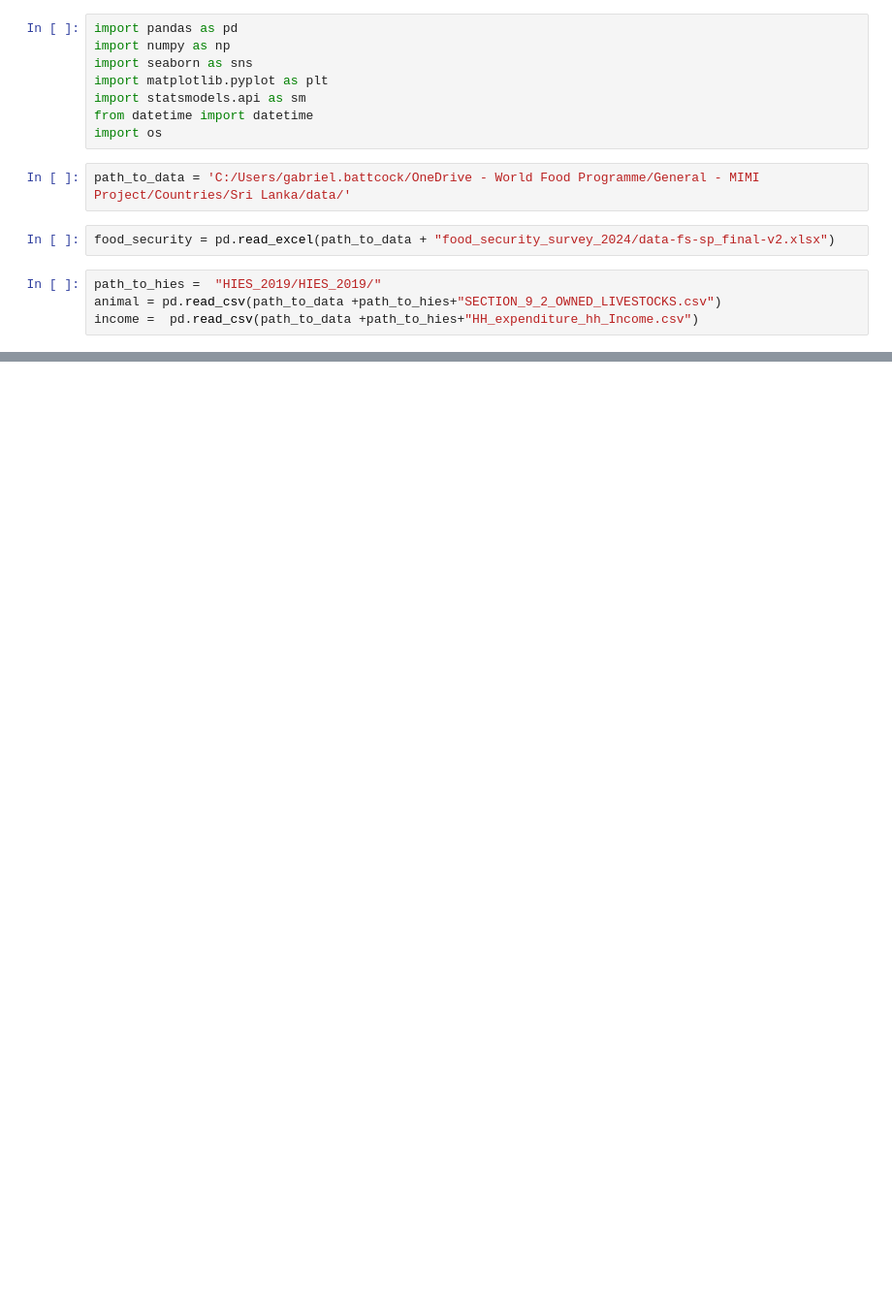
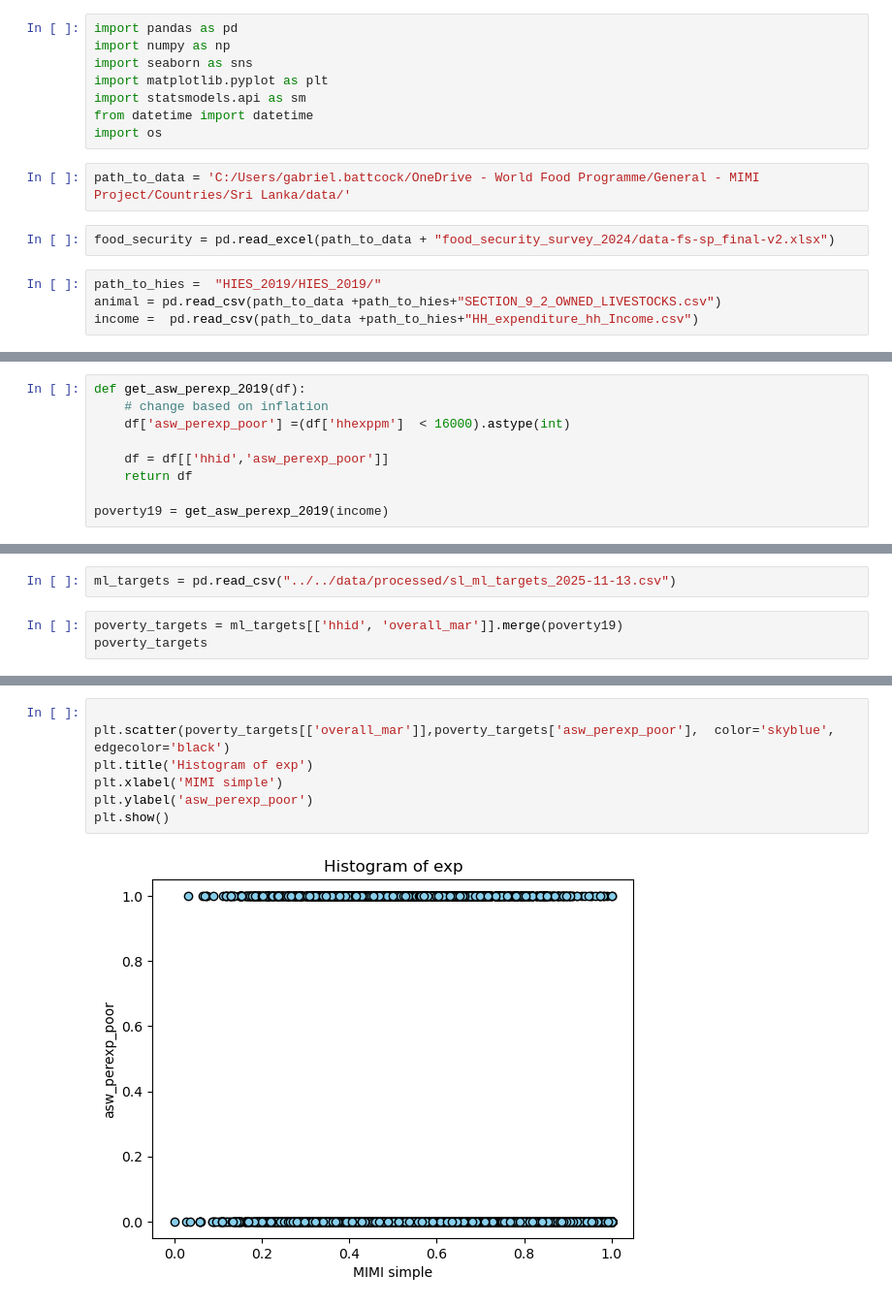
Before and after one commit to MIMI-wfp/sri_lanka, a Jupyter notebook: src/python/extra_features.ipynb, the cells around one changed output, grey strips where cells are left out. Shown at 97% size. Saved outputs shown, nothing was run; the diff lists cells and outputs as text; blank space fills up the shorter version.

Commit message:
extra features including animal and poverty indicator of expenditure. Inclduing some maps for climate variables

```diff
--- a/src/python/extra_features.ipynb
+++ b/src/python/extra_features.ipynb
@@ -42,0 +121,9 @@ Name: hhid, Length: 19911, dtype: object
+# %%
+def get_asw_perexp_2019(df):
+    # change based on inflation
+    df['asw_perexp_poor'] =(df['hhexppm']  < 16000).astype(int)
+
+    df = df[['hhid','asw_perexp_poor']]
+    return df
+
+poverty19 = get_asw_perexp_2019(income)
@@ -42,0 +132,5 @@ Name: hhid, Length: 19911, dtype: object
+# %%
+ml_targets = pd.read_csv("../../data/processed/sl_ml_targets_2025-11-13.csv")
+# %%
+poverty_targets = ml_targets[['hhid', 'overall_mar']].merge(poverty19)
+poverty_targets
@@ -42,0 +151,9 @@ Name: hhid, Length: 19911, dtype: object
+# %%
+
+plt.scatter(poverty_targets[['overall_mar']],poverty_targets['asw_perexp_poor'],  color='skyblue', edgecolor='black')
+plt.title('Histogram of exp')
+plt.xlabel('MIMI simple')
+plt.ylabel('asw_perexp_poor')
+plt.show()
+# %% [output]
+[figure, added]
```
Also changed, not shown: parts of 12 cells of this notebook, 1 other file.
